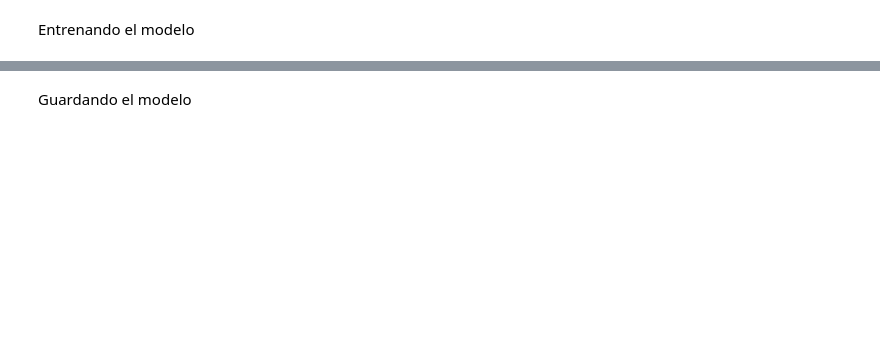
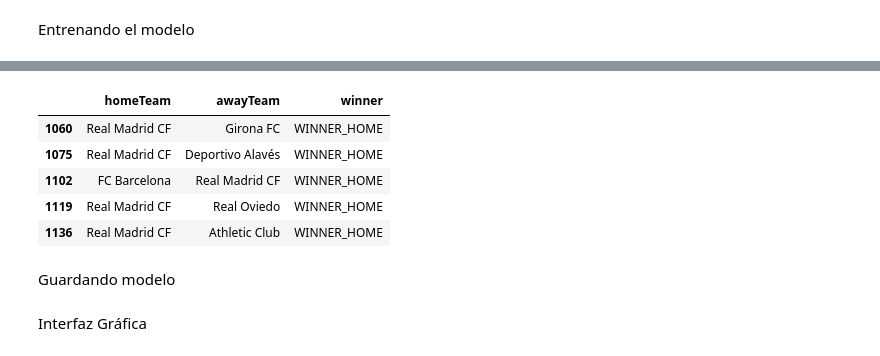
Before and after one commit to edus20/FinalDataScience, a Jupyter notebook: main.ipynb, the cells around one changed output, grey strips where cells are left out. Cells and saved outputs as stored; diff of their text form; code cells hidden in the pictures; blank space fills up the shorter version.

```diff
--- a/main.ipynb
+++ b/main.ipynb
@@ -217,5 +367,21 @@ overview_test["winner"] = y_test_prediction
+# %%
+df_test["winner"] = y_test_prediction
+df_test["homeTeam"] = home_teams_test
+df_test["awayTeam"] = away_teams_test
+
+overview_test = df_test.loc[:, ["homeTeam", "awayTeam", "winner"]]
+overview_test.loc[(overview_test["homeTeam"] == "Real Madrid CF") | (overview_test["awayTeam"] == "Real Madrid CF")].loc[overview_test["winner"] == "WINNER_HOME"]
+# %% [output]
+|  | homeTeam | awayTeam | winner |
+| 1060 | Real Madrid CF | Girona FC | WINNER_HOME |
+| 1075 | Real Madrid CF | Deportivo Alavés | WINNER_HOME |
+| 1102 | FC Barcelona | Real Madrid CF | WINNER_HOME |
+| 1119 | Real Madrid CF | Real Oviedo | WINNER_HOME |
+| 1136 | Real Madrid CF | Athletic Club | WINNER_HOME |
 # %% [markdown]
-Guardando el modelo
+Guardando modelo
 # %%
 with open('modelo.clf', 'wb') as file:
     pickle.dump(clf, file)
+# %% [markdown]
+Interfaz Gráfica
```
Also changed, not shown: parts of 16 cells of this notebook.
